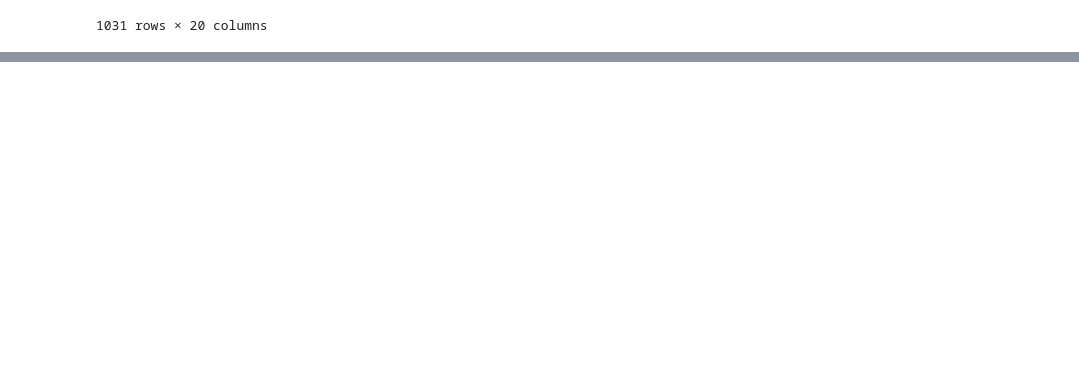
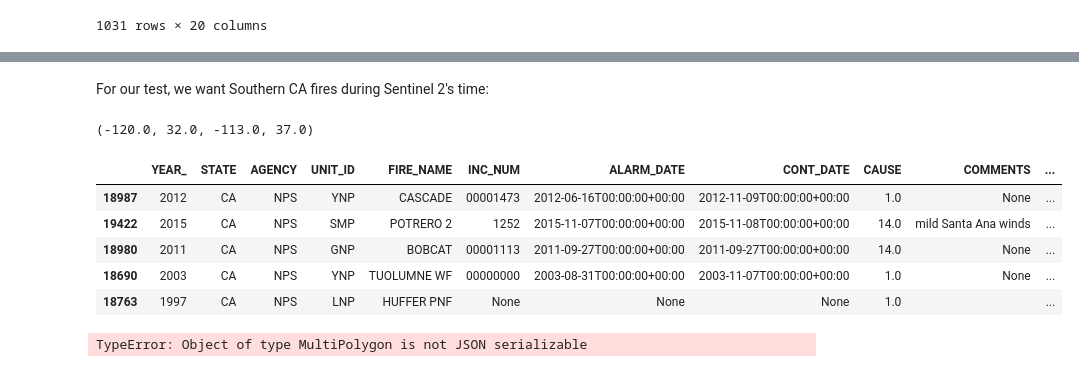
Before and after one commit to SchmidtDSE/burn-severity-mapping-poc, a Jupyter notebook: exploratory/historic_calfire_analysis.ipynb, the cells around one changed output, grey strips where cells are left out. Cells and saved outputs as stored; diff of their text form; code cells hidden in the pictures; blank space fills up the shorter version.

```diff
--- a/exploratory/historic_calfire_analysis.ipynb
+++ b/exploratory/historic_calfire_analysis.ipynb
@@ -76,0 +131,2 @@ fire_perimeters[fire_perimeters["AGENCY"] == "NPS"]
+# %% [markdown]
+For our test, we want Southern CA fires during Sentinel 2's time:
@@ -76,0 +140,25 @@ fire_perimeters[fire_perimeters["AGENCY"] == "NPS"]
+# %%
+bbox.bounds
+# %% [output]
+(-120.0, 32.0, -113.0, 37.0)
+# %%
+# sample_fire_perimeter = fire_perimeters[
+#     (fire_perimeters["AGENCY"] == "NPS") & fire_perimeters.geometry.intersects(bbox)
+# ]
+# sample_fire_perimeter
+sample_fire_perimeter = fire_perimeters[fire_perimeters["AGENCY"] == "NPS"].sample(5)
+# %%
+sample_fire_perimeter
+# %% [output]
+|  | YEAR_ | STATE | AGENCY | UNIT_ID | FIRE_NAME | INC_NUM | ALARM_DATE | CONT_DATE | CAUSE | COMMENTS | ... |
+| 18987 | 2012 | CA | NPS | YNP | CASCADE | 00001473 | 2012-06-16T00:00:00+00:00 | 2012-11-09T00:00:00+00:00 | 1.0 | None | ... |
+| 19422 | 2015 | CA | NPS | SMP | POTRERO 2 | 1252 | 2015-11-07T00:00:00+00:00 | 2015-11-08T00:00:00+00:00 | 14.0 | mild Santa Ana winds | ... |
+| 18980 | 2011 | CA | NPS | GNP | BOBCAT | 00001113 | 2011-09-27T00:00:00+00:00 | 2011-09-27T00:00:00+00:00 | 14.0 | None | ... |
+| 18690 | 2003 | CA | NPS | YNP | TUOLUMNE WF | 00000000 | 2003-08-31T00:00:00+00:00 | 2003-11-07T00:00:00+00:00 | 1.0 | None | ... |
+| 18763 | 1997 | CA | NPS | LNP | HUFFER PNF | None | None | None | 1.0 |  | ... |
+# %%
+# Iterate over DataFrame rows and create a task for each
+for index, row in sample_fire_perimeter.iterrows():
+    create_task(row)
+# %% [output]
+TypeError: Object of type MultiPolygon is not JSON serializable
```
Also changed, not shown: parts of 4 cells of this notebook, 2 other files.
